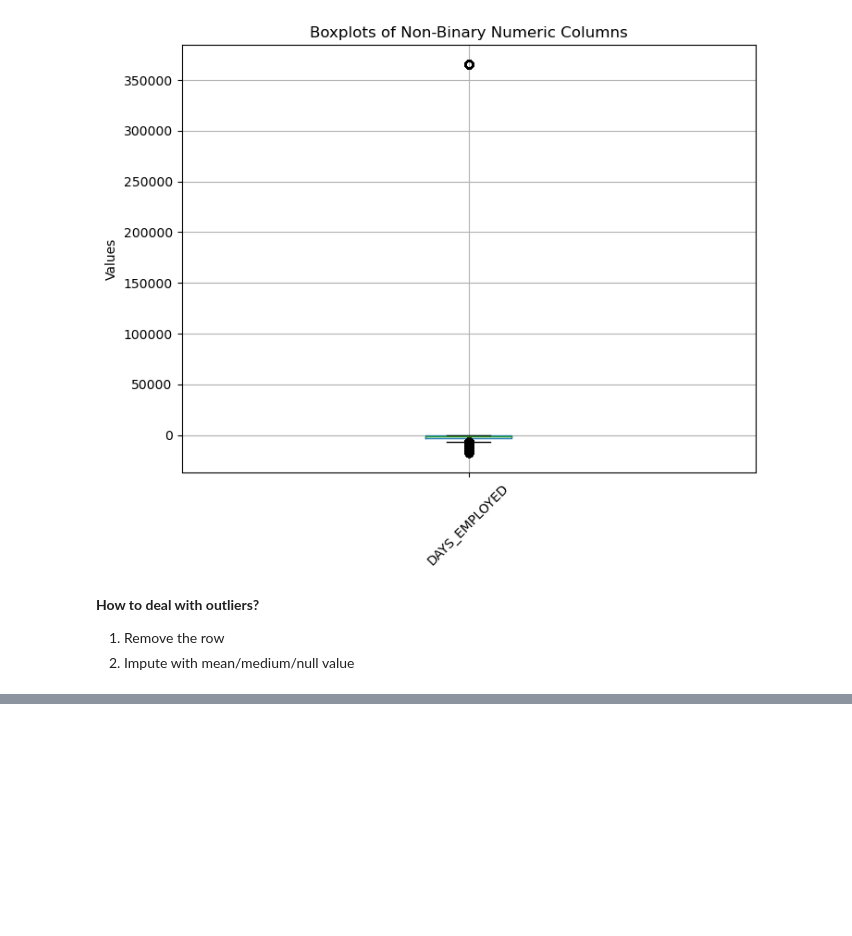
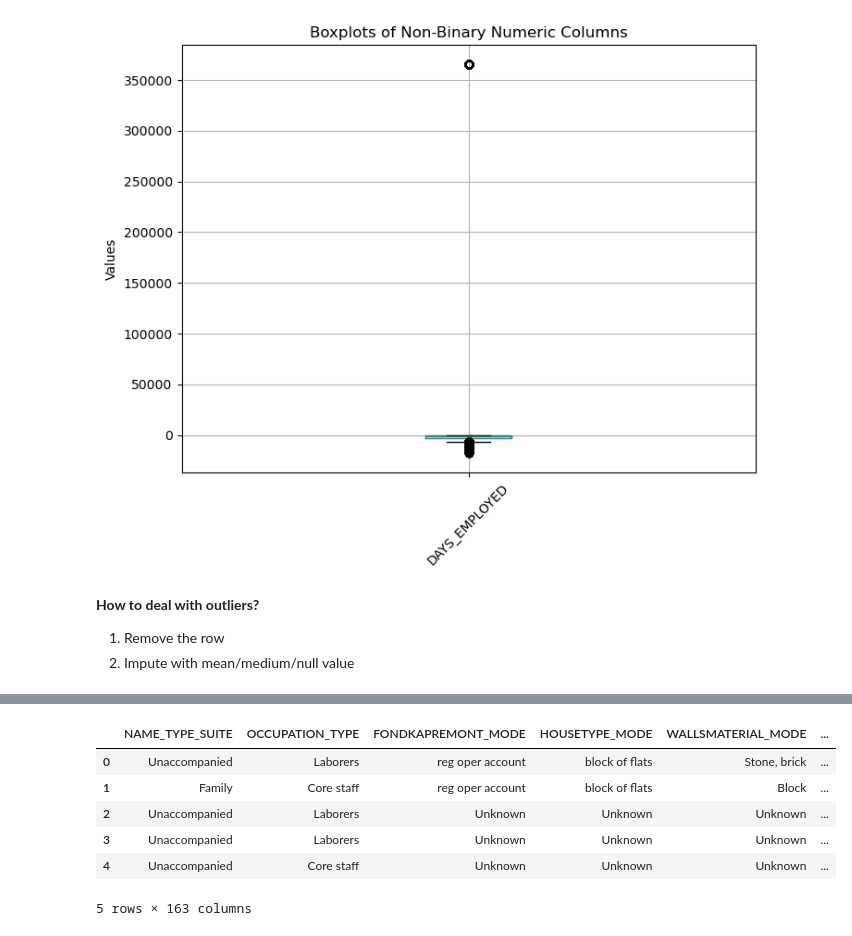
Before and after one commit to Yanxin-Ye/ml-ops-notes, a Jupyter notebook: designing-ml-systems/home-credit-default-risk/ml_model_cheatsheet.ipynb, the cells around one changed output, grey strips where cells are left out. Saved outputs shown, nothing was run; the diff lists cells and outputs as text; code cells hidden in the pictures; blank space fills up the shorter version.

```diff
--- a/designing-ml-systems/home-credit-default-risk/ml_model_cheatsheet.ipynb
+++ b/designing-ml-systems/home-credit-default-risk/ml_model_cheatsheet.ipynb
@@ -95,0 +218,4 @@ df.loc[df['AMT_REQ_CREDIT_BUREAU_QRT']==261,'AMT_REQ_CREDIT_BUREAU_QRT'] = df['A
+# %%
+# mising value percentage > 5% -> "Unknown"
+missing_major_cols = cat_cols_missing_pct[cat_cols_missing_pct > 0.05].index
+missing_major_cols
@@ -95,0 +226,3 @@ df.loc[df['AMT_REQ_CREDIT_BUREAU_QRT']==261,'AMT_REQ_CREDIT_BUREAU_QRT'] = df['A
+# %%
+transform_major_cat_columns = ("cat_major", SimpleImputer(strategy="constant", fill_value = "Unknown"), missing_major_cols)
+impute_transformsers.append(transform_major_cat_columns)
@@ -95,0 +235,3 @@ df.loc[df['AMT_REQ_CREDIT_BUREAU_QRT']==261,'AMT_REQ_CREDIT_BUREAU_QRT'] = df['A
+# %%
+num_cols_missing_pct = df[num_cols].isnull().sum()/df.shape[0]
+num_cols_missing_pct
@@ -95,0 +251,32 @@ df.loc[df['AMT_REQ_CREDIT_BUREAU_QRT']==261,'AMT_REQ_CREDIT_BUREAU_QRT'] = df['A
+# %%
+num_cols_missing_minor_cols = num_cols_missing_pct[num_cols_missing_pct <=0.05].index
+impute_transformsers.append(
+    ("num_minor", SimpleImputer(strategy = "median"), num_cols_missing_minor_cols)
+                           )
+
+num_cols_missing_major_cols = num_cols_missing_pct[num_cols_missing_pct > 0.05].index
+impute_transformsers.append(
+    ("num_major", SimpleImputer(strategy = "mean", add_indicator=True), num_cols_missing_major_cols)
+                           )
+# %%
+# Create column transformer
+preprocessor = ColumnTransformer(transformers= impute_transformsers)
+
+df_imputed = preprocessor.fit_transform(df)
+
+df_imputed = pd.DataFrame(
+    df_imputed,
+    columns=preprocessor.get_feature_names_out(),
+    index=df.index
+)
+df_imputed.columns = [c.split("__")[-1] for c in df_imputed.columns]
+
+df_imputed.head()
+# %% [output]
+|  | NAME_TYPE_SUITE | OCCUPATION_TYPE | FONDKAPREMONT_MODE | HOUSETYPE_MODE | WALLSMATERIAL_MODE | ... |
+| 0 | Unaccompanied | Laborers | reg oper account | block of flats | Stone, brick | ... |
+| 1 | Family | Core staff | reg oper account | block of flats | Block | ... |
+| 2 | Unaccompanied | Laborers | Unknown | Unknown | Unknown | ... |
+| 3 | Unaccompanied | Laborers | Unknown | Unknown | Unknown | ... |
+| 4 | Unaccompanied | Core staff | Unknown | Unknown | Unknown | ... |
+5 rows × 163 columns
```
Also changed, not shown: parts of 21 cells of this notebook.
